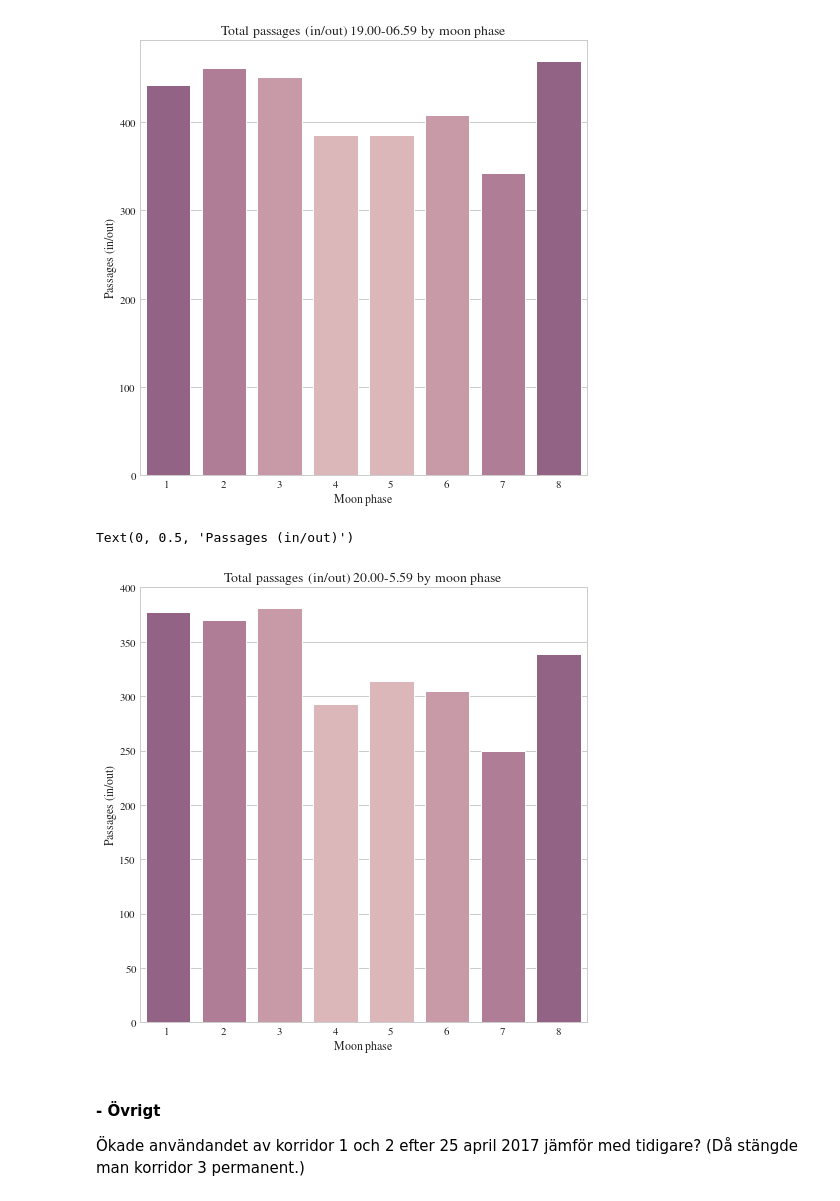
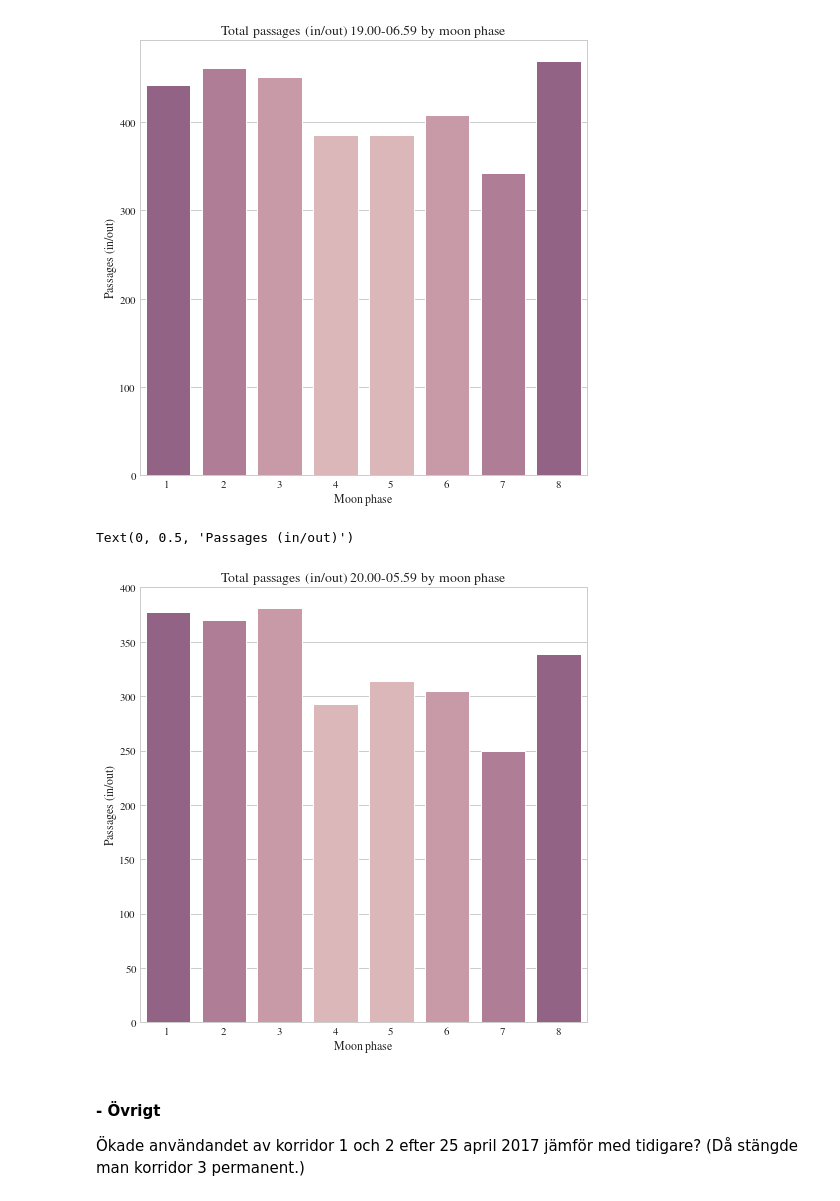
Before and after one commit to maxlund/johannas, a Jupyter notebook: sveas_times.ipynb, the cells around one changed output. Saved outputs shown, nothing was run; the diff lists cells and outputs as text; code cells hidden in the pictures.

```diff
--- a/sveas_times.ipynb
+++ b/sveas_times.ipynb
@@ -1439,19 +1439,19 @@ Text(0, 0.5, 'Passages (in/out)')
 # %%
 moon_true2 = df_only_true[(df_only_true.passage == 1) & ((df_only_true.hour >= 20) | (df_only_true.hour <= 5))]
 moon_true2 = moon_true2.groupby('moon phase').sum().reset_index()
 fig, ax = plt.subplots(1, figsize=(8,8))
 cp = sns.cubehelix_palette(8)[:-3]
 sns.barplot(x='moon phase',
             y='passage',
             data=moon_true2,
             palette=[cp[4],cp[3], cp[2], cp[1], cp[1], cp[2], cp[3],cp[4]],
             ax=ax)
-ax.set_title('Total passages (in/out) 20.00-5.59 by moon phase', fontsize=14)
+ax.set_title('Total passages (in/out) 20.00-05.59 by moon phase', fontsize=14)
 ax.set_xlabel('Moon phase')
 ax.set_ylabel('Passages (in/out)')
 # %% [output]
 Text(0, 0.5, 'Passages (in/out)')
-[figure, old version]
+[figure, new version]
 # %% [markdown]
 #### - Övrigt
 Ökade användandet av korridor 1 och 2 efter 25 april 2017 jämför med tidigare? (Då stängde
```
Also changed, not shown: parts of 17 cells of this notebook.
